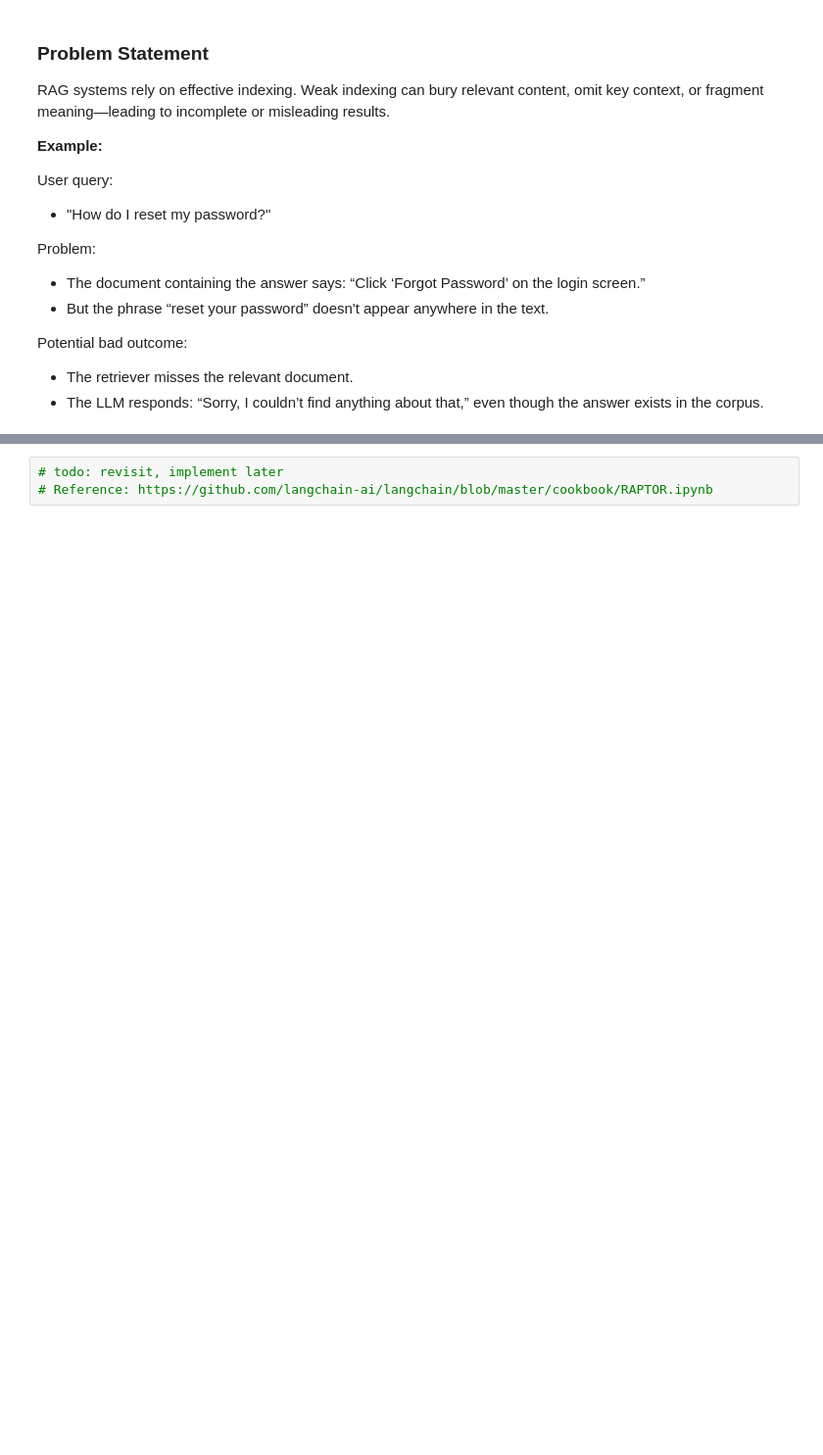
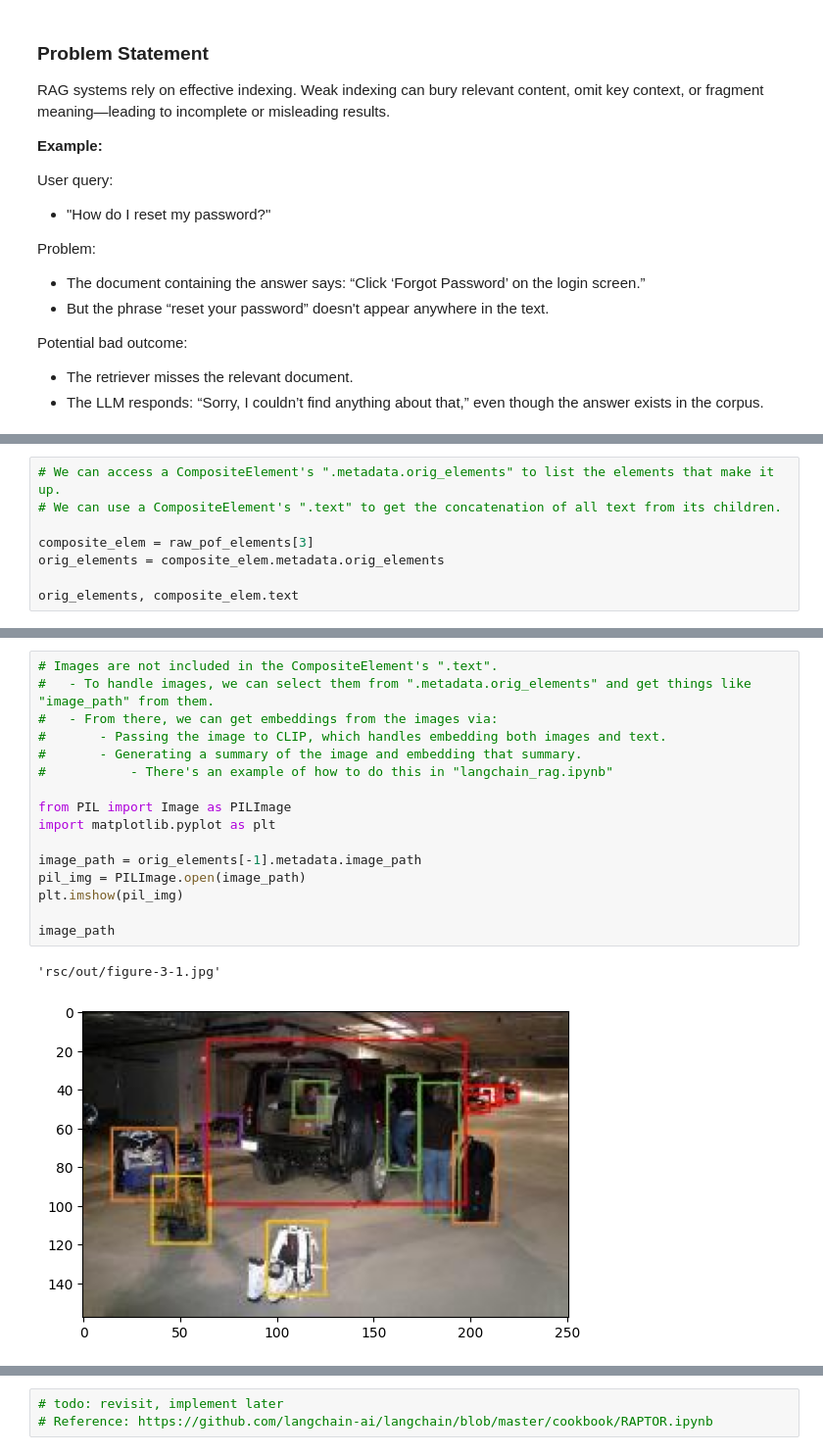
Before and after one commit to AlexPetrusca/project-a-week, a Jupyter notebook: week 16 & 17 - rag/rag_from_scratch_5_indexing.ipynb, the cells around one changed output, grey strips where cells are left out. Shown: that part at 98% size. Cells and saved outputs as stored; diff of their text form; blank space fills up the shorter version.

```diff
--- a/week 16 & 17 - rag/rag_from_scratch_5_indexing.ipynb
+++ b/week 16 & 17 - rag/rag_from_scratch_5_indexing.ipynb
@@ -29,0 +256,8 @@ Potential bad outcome:
+# %%
+# We can access a CompositeElement's ".metadata.orig_elements" to list the elements that make it up.
+# We can use a CompositeElement's ".text" to get the concatenation of all text from its children.
+
+composite_elem = raw_pof_elements[3]
+orig_elements = composite_elem.metadata.orig_elements
+
+orig_elements, composite_elem.text
@@ -29,0 +272,19 @@ Potential bad outcome:
+# %%
+# Images are not included in the CompositeElement's ".text".
+#   - To handle images, we can select them from ".metadata.orig_elements" and get things like "image_path" from them.
+#   - From there, we can get embeddings from the images via:
+#       - Passing the image to CLIP, which handles embedding both images and text.
+#       - Generating a summary of the image and embedding that summary.
+#           - There's an example of how to do this in "langchain_rag.ipynb"
+
+from PIL import Image as PILImage
+import matplotlib.pyplot as plt
+
+image_path = orig_elements[-1].metadata.image_path
+pil_img = PILImage.open(image_path)
+plt.imshow(pil_img)
+
+image_path
+# %% [output]
+'rsc/out/figure-3-1.jpg'
+[figure, added]
```
Also changed, not shown: parts of 18 cells of this notebook, 3 other files.
